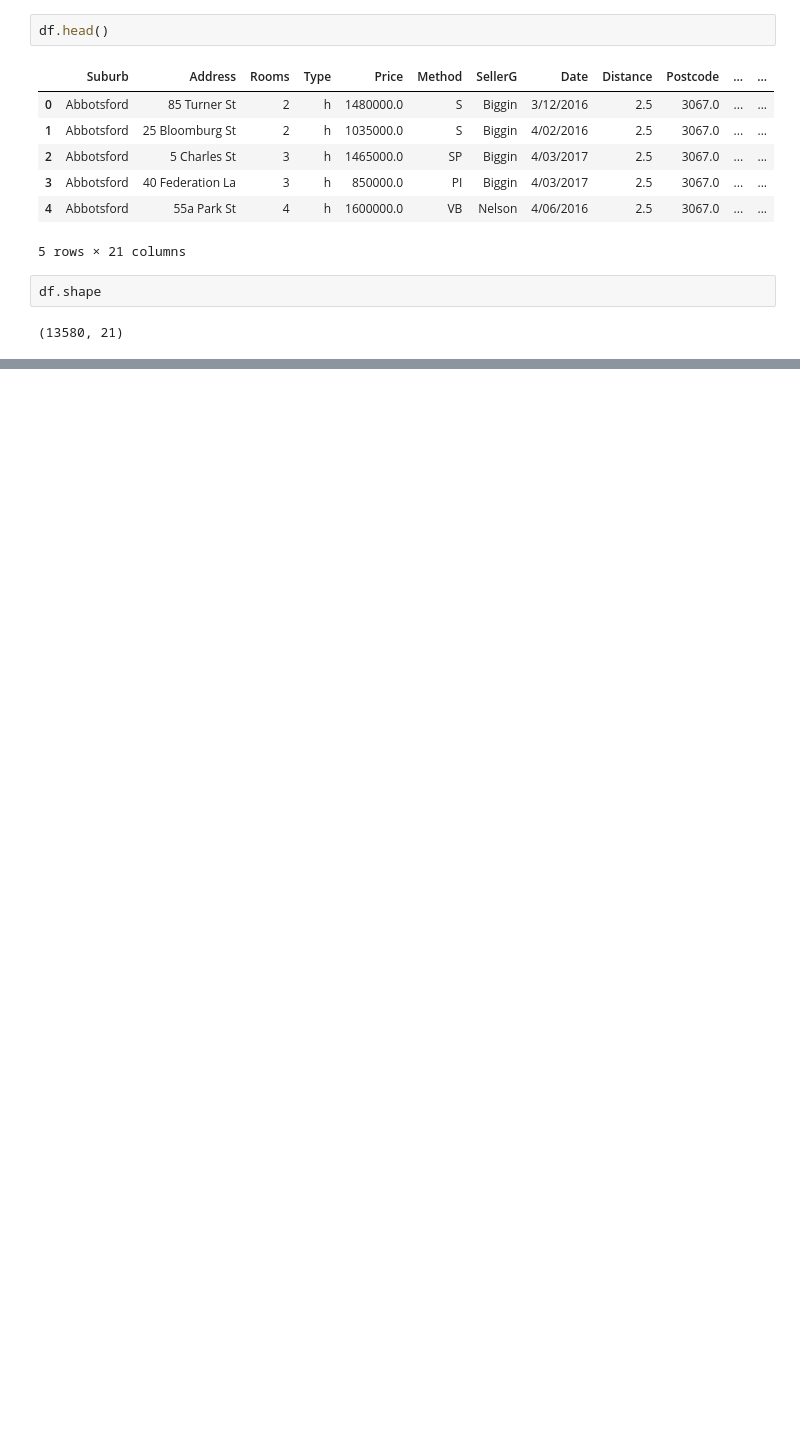
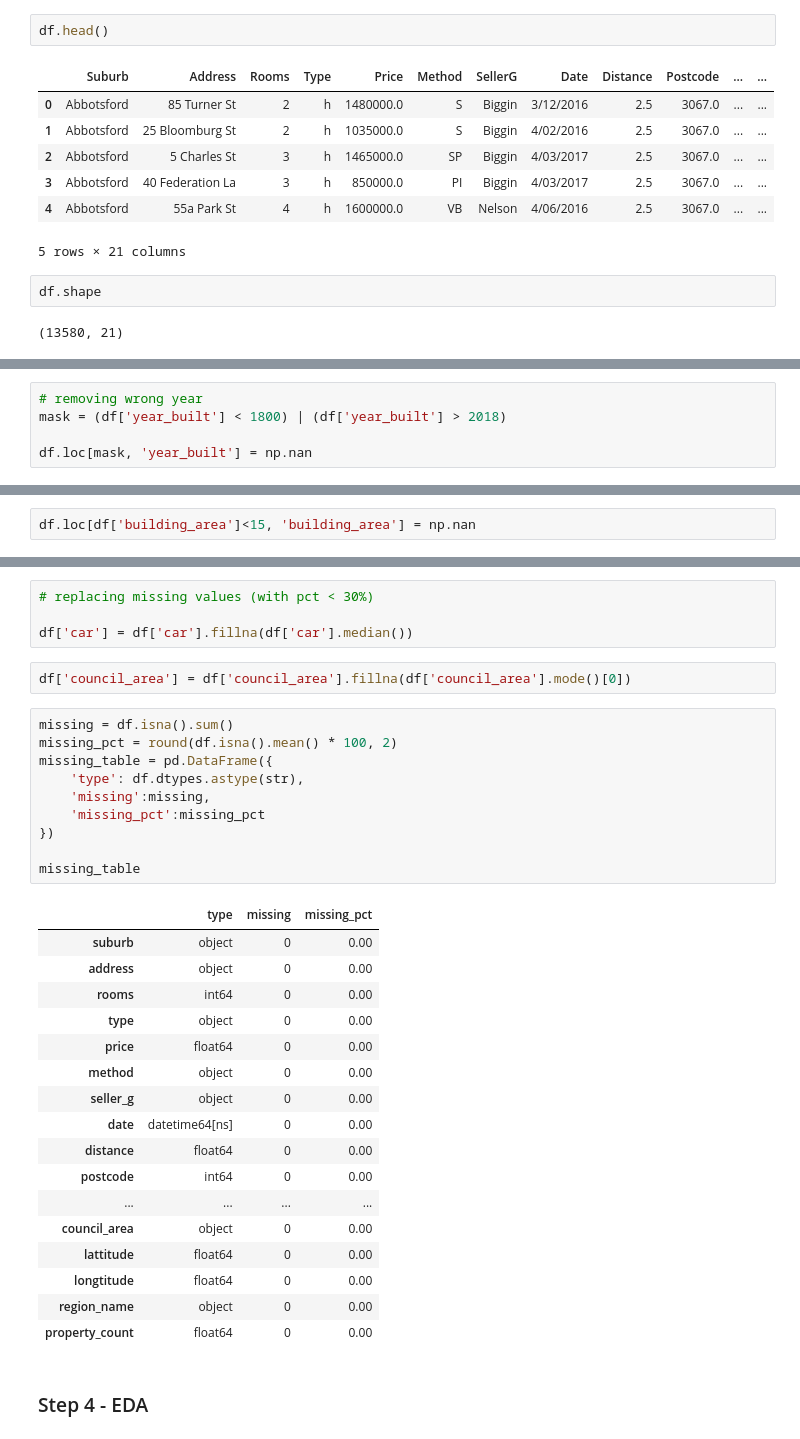
Before and after one commit to zzzer0-wav/Melbourne_Housing, a Jupyter notebook: notebooks/melbourne_housing.ipynb, the cells around one changed output, grey strips where cells are left out. Drawn from its saved outputs; the diff is of its cells as text; blank space fills up the shorter version.

```diff
--- a/notebooks/melbourne_housing.ipynb
+++ b/notebooks/melbourne_housing.ipynb
@@ -86,0 +231,5 @@ dtype: int64
+# %%
+# removing wrong year
+mask = (df['year_built'] < 1800) | (df['year_built'] > 2018)
+
+df.loc[mask, 'year_built'] = np.nan
@@ -86,0 +273,2 @@ dtype: int64
+# %%
+df.loc[df['building_area']<15, 'building_area'] = np.nan
@@ -86,0 +285,36 @@ dtype: int64
+# %%
+# replacing missing values (with pct < 30%)
+
+df['car'] = df['car'].fillna(df['car'].median())
+# %%
+df['council_area'] = df['council_area'].fillna(df['council_area'].mode()[0])
+# %%
+missing = df.isna().sum()
+missing_pct = round(df.isna().mean() * 100, 2)
+missing_table = pd.DataFrame({
+    'type': df.dtypes.astype(str),
+    'missing':missing,
+    'missing_pct':missing_pct
+})
+
+missing_table
+# %% [output]
+|  | type | missing | missing_pct |
+| suburb | object | 0 | 0.00 |
+| address | object | 0 | 0.00 |
+| rooms | int64 | 0 | 0.00 |
+| type | object | 0 | 0.00 |
+| price | float64 | 0 | 0.00 |
+| method | object | 0 | 0.00 |
+| seller_g | object | 0 | 0.00 |
+| date | datetime64[ns] | 0 | 0.00 |
+| distance | float64 | 0 | 0.00 |
+| postcode | int64 | 0 | 0.00 |
+| ... | ... | ... | ... |
+| council_area | object | 0 | 0.00 |
+| lattitude | float64 | 0 | 0.00 |
+| longtitude | float64 | 0 | 0.00 |
+| region_name | object | 0 | 0.00 |
+| property_count | float64 | 0 | 0.00 |
+# %% [markdown]
+### Step 4 - EDA
```
Also changed, not shown: parts of 20 cells of this notebook.
